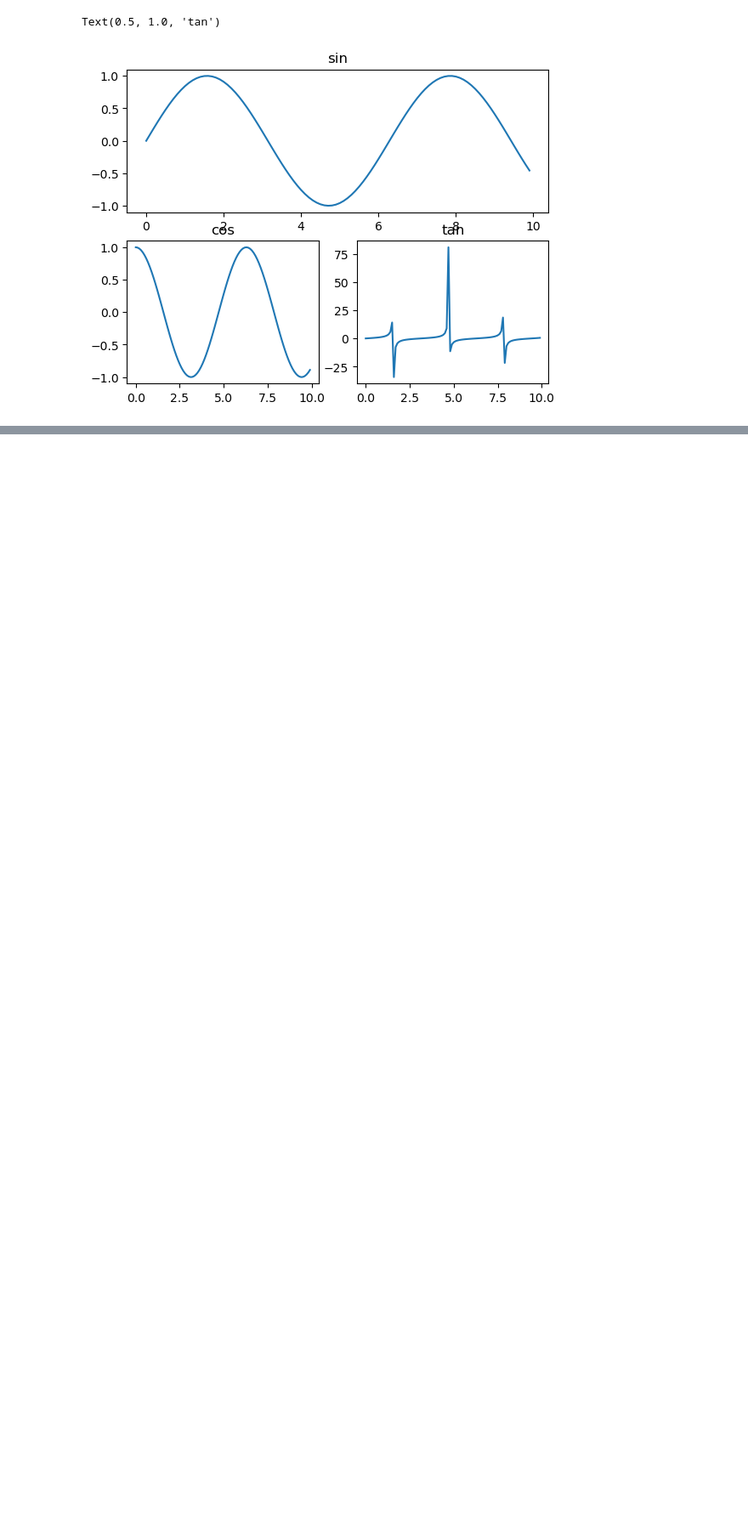
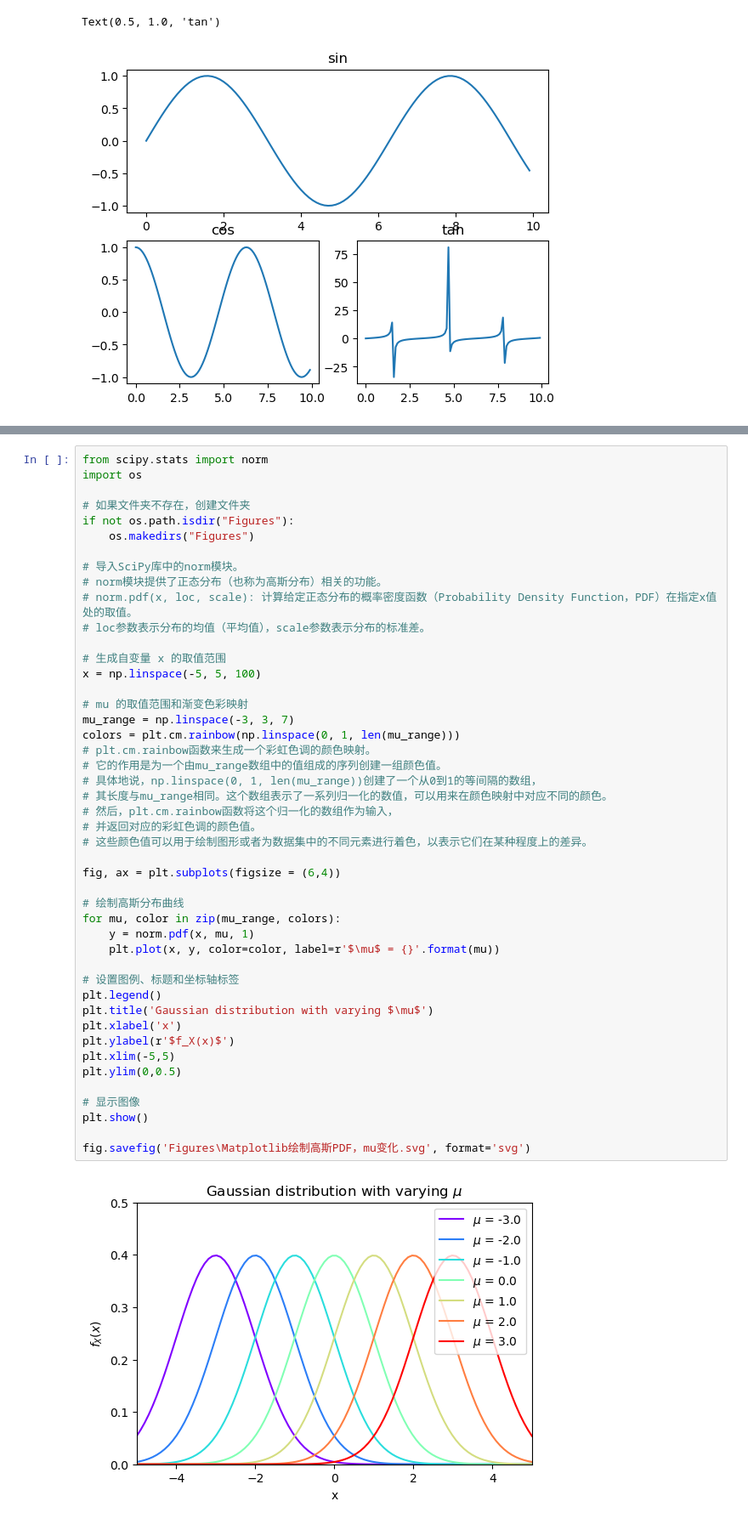
Before and after one commit to Visualize-ML/Book1_Python-For-Beginners, a Jupyter notebook: Book1_Ch10_Python_Codes/Bk1_Ch10_01.ipynb, the cells around one changed output, grey strips where cells are left out. Shown at 85% size. Drawn from its saved outputs; the diff is of its cells as text; blank space fills up the shorter version.

```diff
--- a/Book1_Ch10_Python_Codes/Bk1_Ch10_01.ipynb
+++ b/Book1_Ch10_Python_Codes/Bk1_Ch10_01.ipynb
@@ -190,0 +188,48 @@ Text(0.5, 1.0, 'tan')
+# %%
+from scipy.stats import norm
+import os
+
+# 如果文件夹不存在，创建文件夹
+if not os.path.isdir("Figures"):
+    os.makedirs("Figures")
+
+# 导入SciPy库中的norm模块。
+# norm模块提供了正态分布（也称为高斯分布）相关的功能。
+# norm.pdf(x, loc, scale): 计算给定正态分布的概率密度函数（Probability Density Function，PDF）在指定x值处的取值。
+# loc参数表示分布的均值（平均值），scale参数表示分布的标准差。
+
+# 生成自变量 x 的取值范围
+x = np.linspace(-5, 5, 100)
+
+# mu 的取值范围和渐变色彩映射
+mu_range = np.linspace(-3, 3, 7)
+colors = plt.cm.rainbow(np.linspace(0, 1, len(mu_range)))
+# plt.cm.rainbow函数来生成一个彩虹色调的颜色映射。
+# 它的作用是为一个由mu_range数组中的值组成的序列创建一组颜色值。
+# 具体地说，np.linspace(0, 1, len(mu_range))创建了一个从0到1的等间隔的数组，
+# 其长度与mu_range相同。这个数组表示了一系列归一化的数值，可以用来在颜色映射中对应不同的颜色。
+# 然后，plt.cm.rainbow函数将这个归一化的数组作为输入，
+# 并返回对应的彩虹色调的颜色值。
+# 这些颜色值可以用于绘制图形或者为数据集中的不同元素进行着色，以表示它们在某种程度上的差异。
+
+fig, ax = plt.subplots(figsize = (6,4))
+
+# 绘制高斯分布曲线
+for mu, color in zip(mu_range, colors):
+    y = norm.pdf(x, mu, 1)
+    plt.plot(x, y, color=color, label=r'$\mu$ = {}'.format(mu))
+
+# 设置图例、标题和坐标轴标签
+plt.legend()
+plt.title('Gaussian distribution with varying $\mu$')
+plt.xlabel('x')
+plt.ylabel(r'$f_X(x)$')
+plt.xlim(-5,5)
+plt.ylim(0,0.5)
+
+# 显示图像
+plt.show()
+
+fig.savefig('Figures\Matplotlib绘制高斯PDF，mu变化.svg', format='svg')
+# %% [output]
+[figure, added]
```
Also changed, not shown: parts of 4 cells of this notebook, 3 other files.
